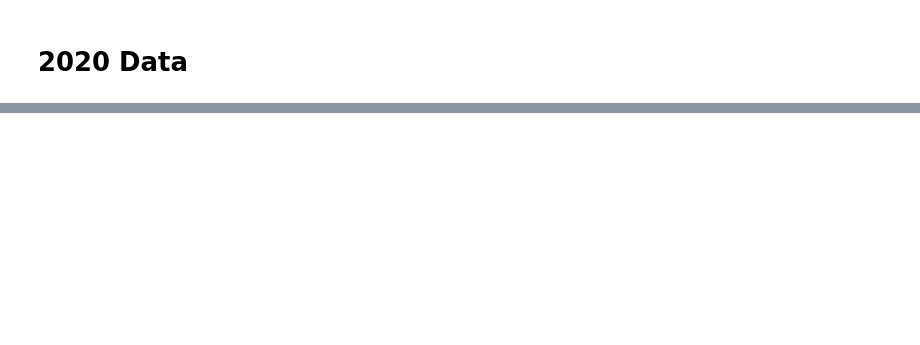
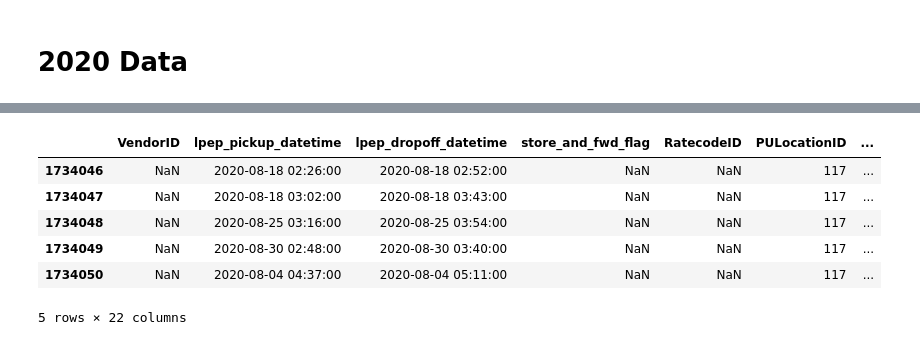
Before and after one commit to kelvinokumu/NYC_Taxi_Trips, a Jupyter notebook: notebooks/2020_explore.ipynb, the cells around one changed output, grey strips where cells are left out. Drawn from its saved outputs; the diff is of its cells as text; code cells hidden in the pictures; blank space fills up the shorter version.

```diff
--- a/notebooks/2020_explore.ipynb
+++ b/notebooks/2020_explore.ipynb
@@ -57,0 +244,13 @@ print(min_row)
+# %%
+trips_2020['pickup_date'] = trips_2020['lpep_pickup_datetime'].dt.date
+trips_2020['dropoff_date'] = trips_2020['lpep_dropoff_datetime'].dt.date
+# %%
+trips_2020.tail()
+# %% [output]
+|  | VendorID | lpep_pickup_datetime | lpep_dropoff_datetime | store_and_fwd_flag | RatecodeID | PULocationID | ... |
+| 1734046 | NaN | 2020-08-18 02:26:00 | 2020-08-18 02:52:00 | NaN | NaN | 117 | ... |
+| 1734047 | NaN | 2020-08-18 03:02:00 | 2020-08-18 03:43:00 | NaN | NaN | 117 | ... |
+| 1734048 | NaN | 2020-08-25 03:16:00 | 2020-08-25 03:54:00 | NaN | NaN | 117 | ... |
+| 1734049 | NaN | 2020-08-30 02:48:00 | 2020-08-30 03:40:00 | NaN | NaN | 117 | ... |
+| 1734050 | NaN | 2020-08-04 04:37:00 | 2020-08-04 05:11:00 | NaN | NaN | 117 | ... |
+5 rows × 22 columns
```
Also changed, not shown: parts of 21 cells of this notebook, 1 other file.
